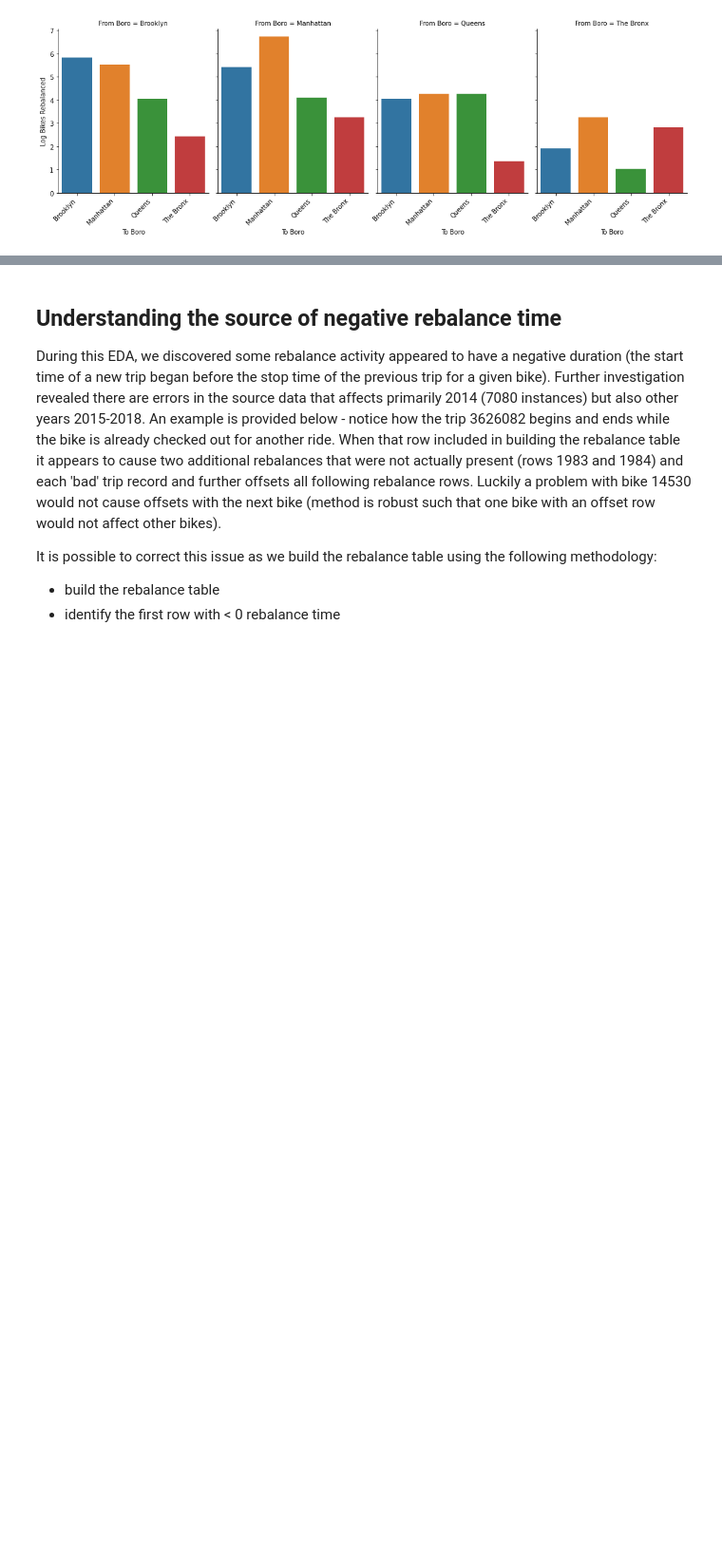
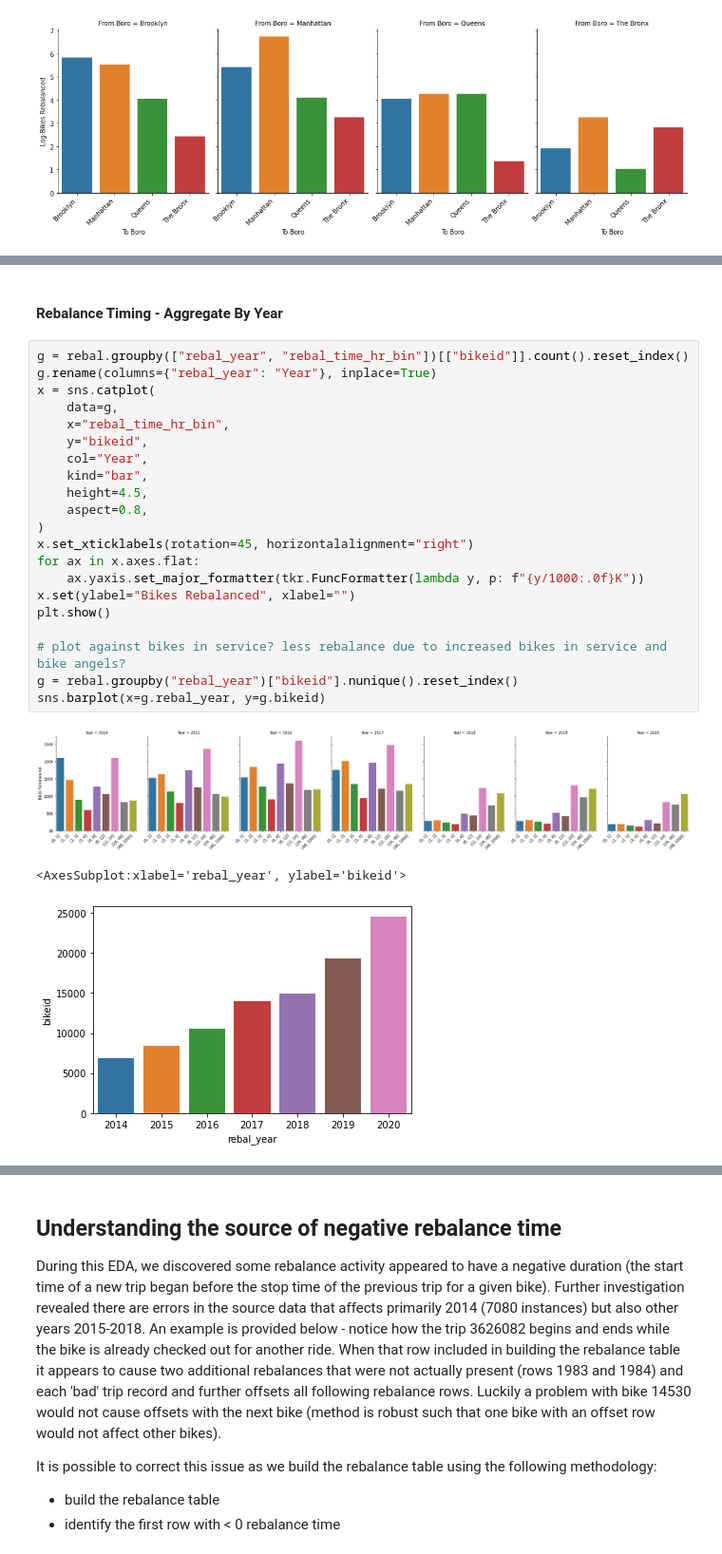
Before and after one commit to rishigoutam/citibike, a Jupyter notebook: eda/rebalance_eda.ipynb, the cells around one changed output, grey strips where cells are left out. Shown at 95% size. Saved outputs shown, nothing was run; the diff lists cells and outputs as text; blank space fills up the shorter version.

```diff
--- a/eda/rebalance_eda.ipynb
+++ b/eda/rebalance_eda.ipynb
@@ -1100,0 +1106,27 @@ x.set(ylabel="Log Bikes Rebalanced", xlabel="To Boro")
+# %% [markdown]
+#### Rebalance Timing - Aggregate By Year
+# %%
+g = rebal.groupby(["rebal_year", "rebal_time_hr_bin"])[["bikeid"]].count().reset_index()
+g.rename(columns={"rebal_year": "Year"}, inplace=True)
+x = sns.catplot(
+    data=g,
+    x="rebal_time_hr_bin",
+    y="bikeid",
+    col="Year",
+    kind="bar",
+    height=4.5,
+    aspect=0.8,
+)
+x.set_xticklabels(rotation=45, horizontalalignment="right")
+for ax in x.axes.flat:
+    ax.yaxis.set_major_formatter(tkr.FuncFormatter(lambda y, p: f"{y/1000:.0f}K"))
+x.set(ylabel="Bikes Rebalanced", xlabel="")
+plt.show()
+
+# plot against bikes in service? less rebalance due to increased bikes in service and bike angels?
+g = rebal.groupby("rebal_year")["bikeid"].nunique().reset_index()
+sns.barplot(x=g.rebal_year, y=g.bikeid)
+# %% [output]
+[figure, added]
+<AxesSubplot:xlabel='rebal_year', ylabel='bikeid'>
+[figure, added]
```
Also changed, not shown: parts of 23 cells of this notebook.
